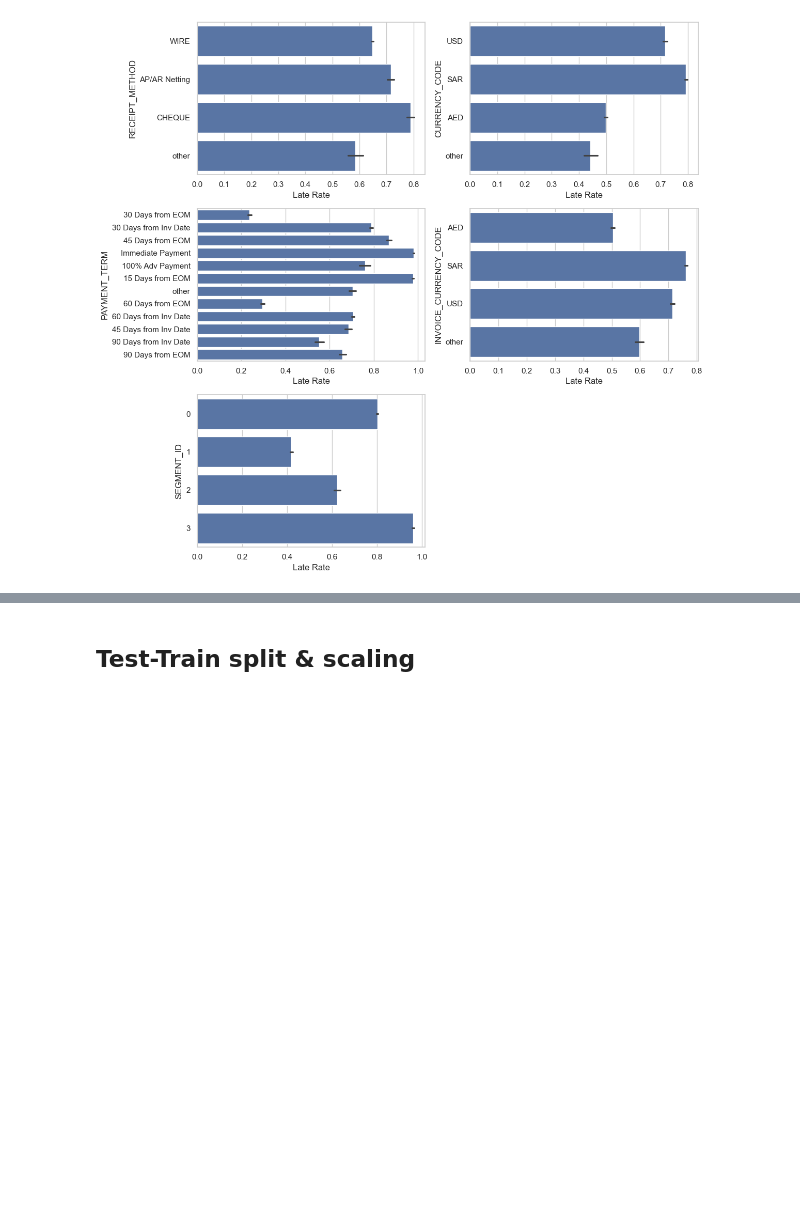
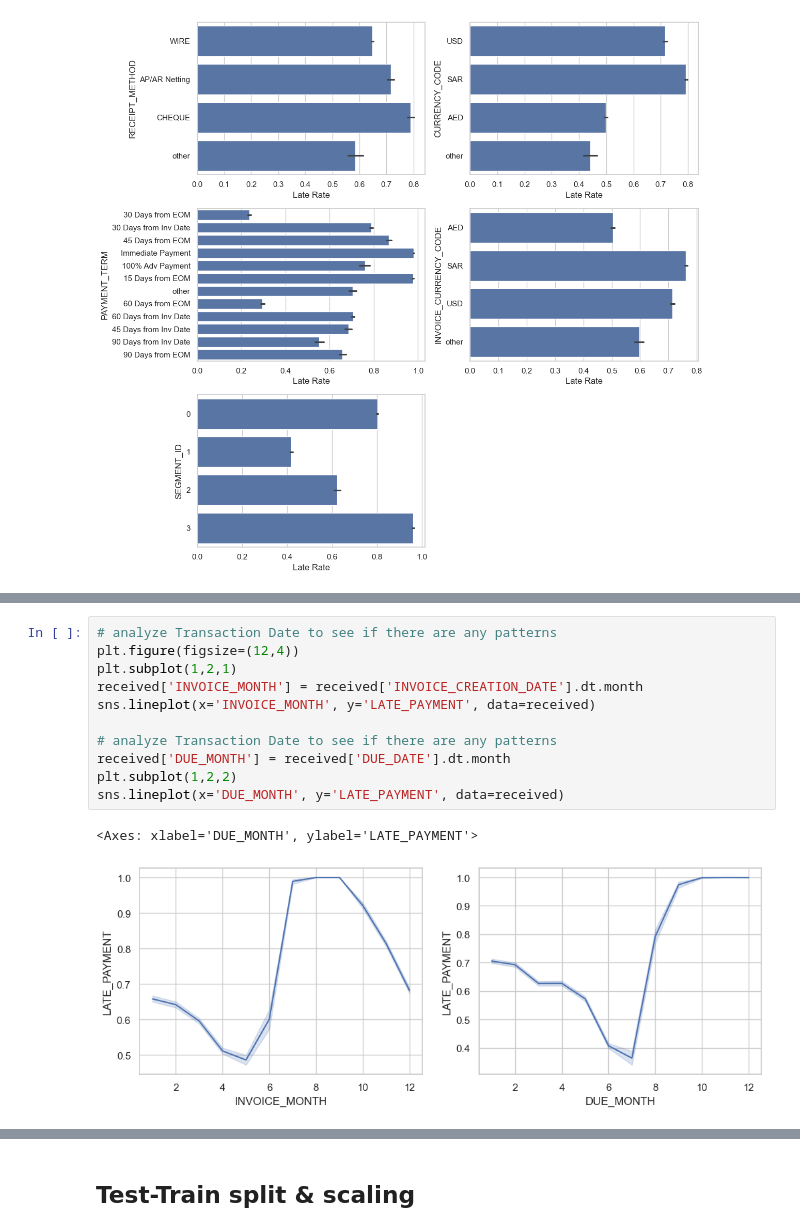
Before and after one commit to liemnh98/upGrad-Domain-Oriented-Case-Study, a Jupyter notebook: main_code.iPynb, the cells around one changed output, grey strips where cells are left out. Cells and saved outputs as stored; diff of their text form; blank space fills up the shorter version.

Commit message:
Feature Engineering - month analysis from date

```diff
--- a/main_code.iPynb
+++ b/main_code.iPynb
@@ -409,0 +432,14 @@ plt.show();
+# %%
+# analyze Transaction Date to see if there are any patterns
+plt.figure(figsize=(12,4))
+plt.subplot(1,2,1)
+received['INVOICE_MONTH'] = received['INVOICE_CREATION_DATE'].dt.month
+sns.lineplot(x='INVOICE_MONTH', y='LATE_PAYMENT', data=received)
+
+# analyze Transaction Date to see if there are any patterns
+received['DUE_MONTH'] = received['DUE_DATE'].dt.month
+plt.subplot(1,2,2)
+sns.lineplot(x='DUE_MONTH', y='LATE_PAYMENT', data=received)
+# %% [output]
+<Axes: xlabel='DUE_MONTH', ylabel='LATE_PAYMENT'>
+[figure, added]
```
Also changed, not shown: parts of 10 cells of this notebook.
